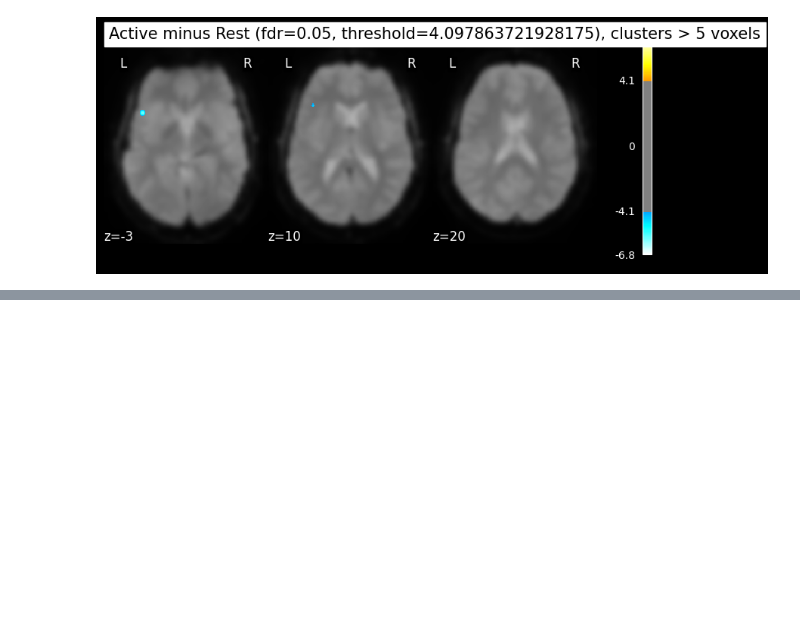
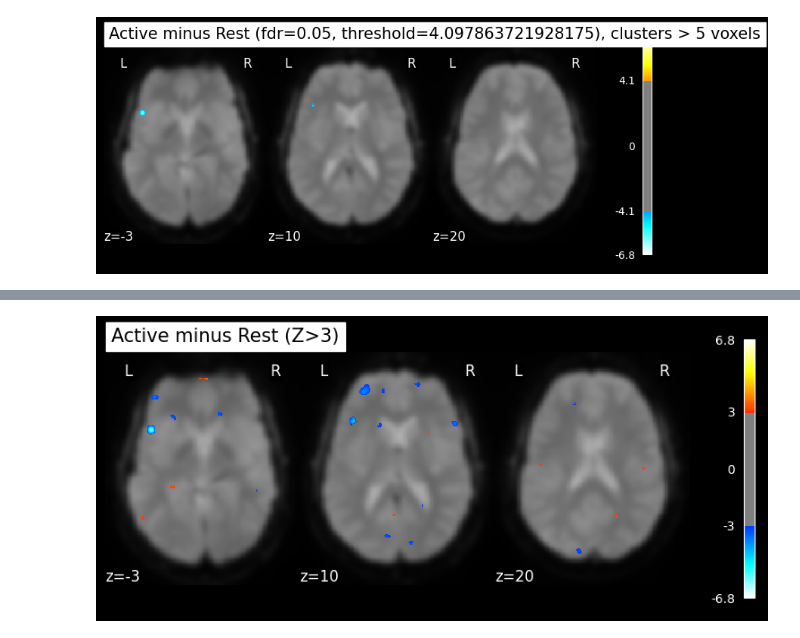
Before and after one commit to NicolasRR/NSSP, a Jupyter notebook: glm.ipynb, the cells around one changed output, grey strips where cells are left out. Saved outputs shown, nothing was run; the diff lists cells and outputs as text; code cells hidden in the pictures; blank space fills up the shorter version.

```diff
--- a/glm.ipynb
+++ b/glm.ipynb
@@ -322,0 +361,4 @@ plt.show()
+# %%
+import nibabel as nib
+fmri_glm4 = FirstLevelModel(t_r=TR,**fmri_args)
+fmri_glm4.fit(fmri_img, design_matrices=[design_mat])
@@ -322,0 +373,14 @@ plt.show()
+# %%
+from nilearn.plotting import plot_stat_map
+from nilearn.image import mean_img
+z_map = fmri_glm4.compute_contrast(positive_minus_negative,
+                                  output_type='z_score')
+nib.save(z_map, op.join(fmaps,'z_map_uncorrected_v3.nii.gz'))
+mean_img_ = mean_img(fmri_img),
+threshold = 3
+plot_stat_map(z_map, bg_img=mean_img_[0], threshold=threshold,
+              display_mode='z', cut_coords=view, black_bg=True,
+              title=f'Active minus Rest (Z>{threshold})')
+plt.show()
+# %% [output]
+[figure, added]
```
Also changed, not shown: parts of 13 cells of this notebook.
